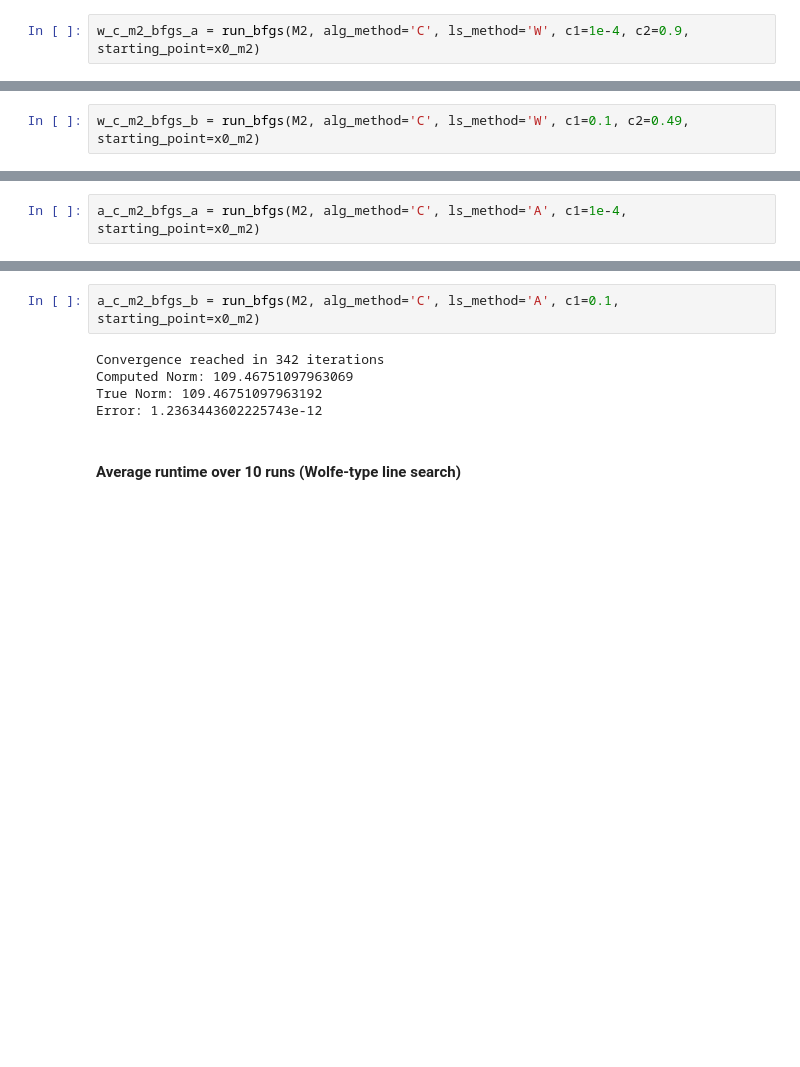
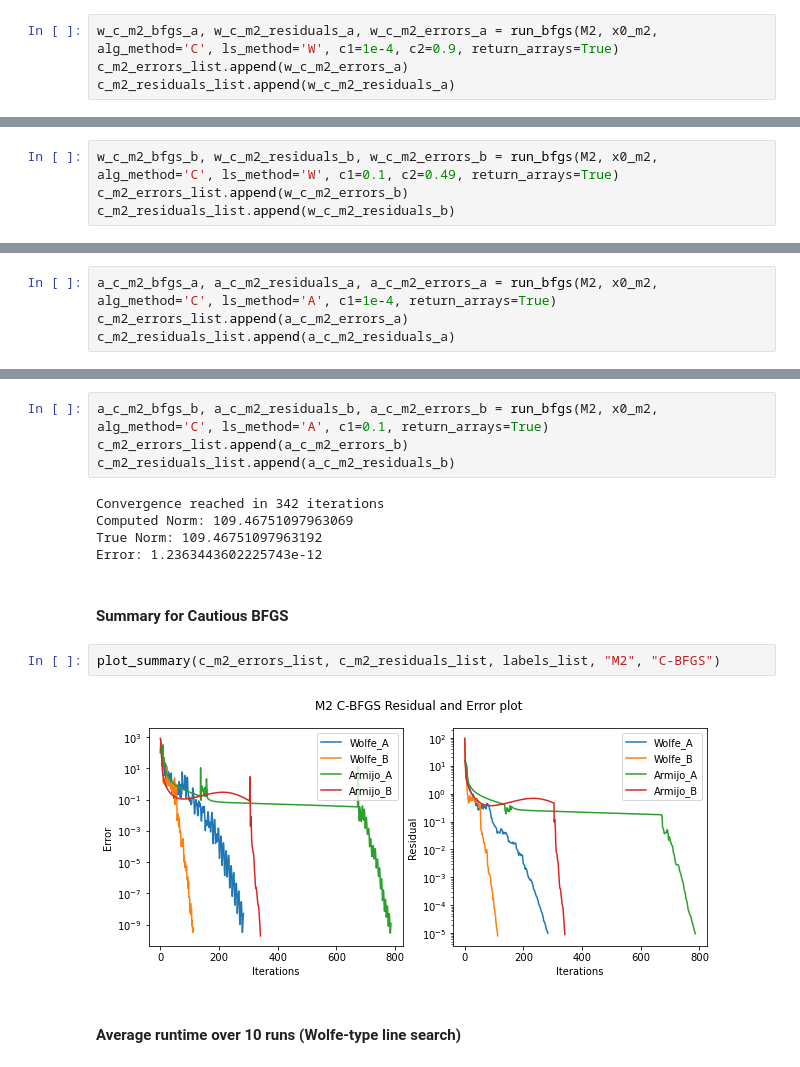
Before and after one commit to joetelila/CM-2Norm_matrix_problem, a Jupyter notebook: BFGS/bfgs_notebook.ipynb, the cells around one changed output, grey strips where cells are left out. Drawn from its saved outputs; the diff is of its cells as text; blank space fills up the shorter version.

```diff
--- a/BFGS/bfgs_notebook.ipynb
+++ b/BFGS/bfgs_notebook.ipynb
@@ -352,14 +435,18 @@ The slowest run took 35.41 times longer than the fastest. This could mean that a
 # %% [markdown]
 #### Base performance with loaded starting point (Wolfe-type line search)
 # %%
-w_c_m2_bfgs_a = run_bfgs(M2, alg_method='C', ls_method='W', c1=1e-4, c2=0.9, starting_point=x0_m2)
+w_c_m2_bfgs_a, w_c_m2_residuals_a, w_c_m2_errors_a = run_bfgs(M2, x0_m2, alg_method='C', ls_method='W', c1=1e-4, c2=0.9, return_arrays=True)
+c_m2_errors_list.append(w_c_m2_errors_a)
+c_m2_residuals_list.append(w_c_m2_residuals_a)
 # %% [output]
 Convergence reached in 284 iterations
 Computed Norm: 109.46751097952577
 True Norm: 109.46751097963192
 Error: 1.0615508472255897e-10
 # %%
-w_c_m2_bfgs_b = run_bfgs(M2, alg_method='C', ls_method='W', c1=0.1, c2=0.49, starting_point=x0_m2)
+w_c_m2_bfgs_b, w_c_m2_residuals_b, w_c_m2_errors_b = run_bfgs(M2, x0_m2, alg_method='C', ls_method='W', c1=0.1, c2=0.49, return_arrays=True)
+c_m2_errors_list.append(w_c_m2_errors_b)
+c_m2_residuals_list.append(w_c_m2_residuals_b)
 # %% [output]
 Convergence reached in 113 iterations
 Computed Norm: 109.46751097962832
@@ -368,19 +455,29 @@ Error: 3.609557097661309e-12
 # %% [markdown]
 #### Base performance with loaded starting point (Armijo-type line search)
 # %%
-a_c_m2_bfgs_a = run_bfgs(M2, alg_method='C', ls_method='A', c1=1e-4, starting_point=x0_m2)
+a_c_m2_bfgs_a, a_c_m2_residuals_a, a_c_m2_errors_a = run_bfgs(M2, x0_m2, alg_method='C', ls_method='A', c1=1e-4, return_arrays=True)
+c_m2_errors_list.append(a_c_m2_errors_a)
+c_m2_residuals_list.append(a_c_m2_residuals_a)
 # %% [output]
 Convergence reached in 787 iterations
 Computed Norm: 109.46751097961493
 True Norm: 109.46751097963192
 Error: 1.6996182239381596e-11
 # %%
-a_c_m2_bfgs_b = run_bfgs(M2, alg_method='C', ls_method='A', c1=0.1, starting_point=x0_m2)
+a_c_m2_bfgs_b, a_c_m2_residuals_b, a_c_m2_errors_b = run_bfgs(M2, x0_m2, alg_method='C', ls_method='A', c1=0.1, return_arrays=True)
+c_m2_errors_list.append(a_c_m2_errors_b)
+c_m2_residuals_list.append(a_c_m2_residuals_b)
 # %% [output]
 Convergence reached in 342 iterations
 Computed Norm: 109.46751097963069
 True Norm: 109.46751097963192
 Error: 1.2363443602225743e-12
+# %% [markdown]
+#### Summary for Cautious BFGS
+# %%
+plot_summary(c_m2_errors_list, c_m2_residuals_list, labels_list, "M2", "C-BFGS")
+# %% [output]
+[figure, added]
 # %% [markdown]
 #### Average runtime over 10 runs (Wolfe-type line search)
 # %%
```
Also changed, not shown: parts of 172 cells of this notebook, 7 other files.
